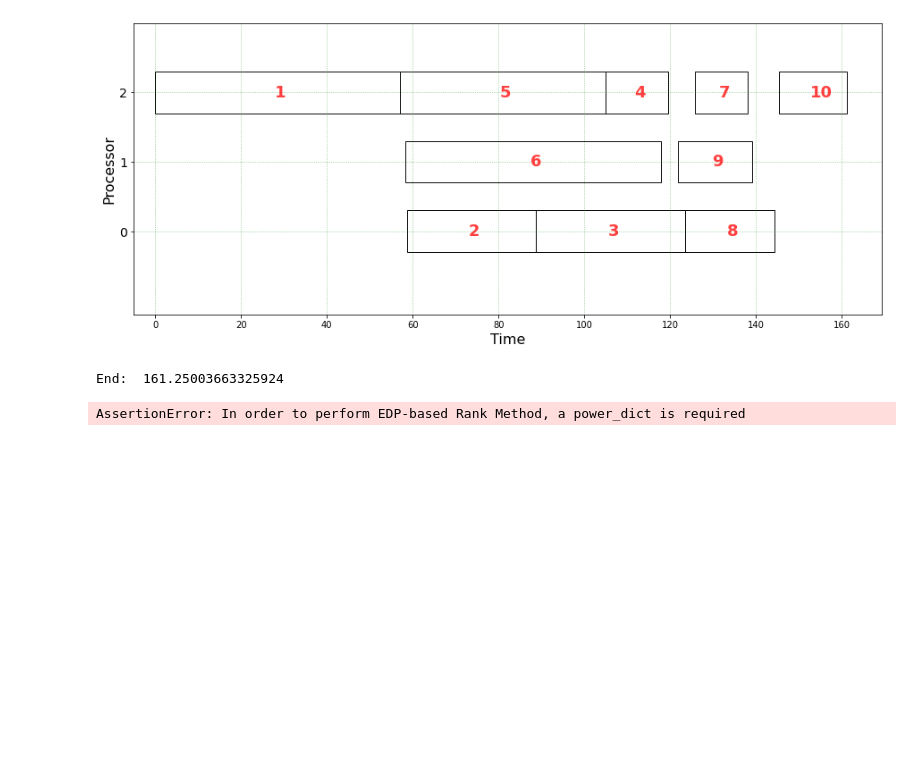
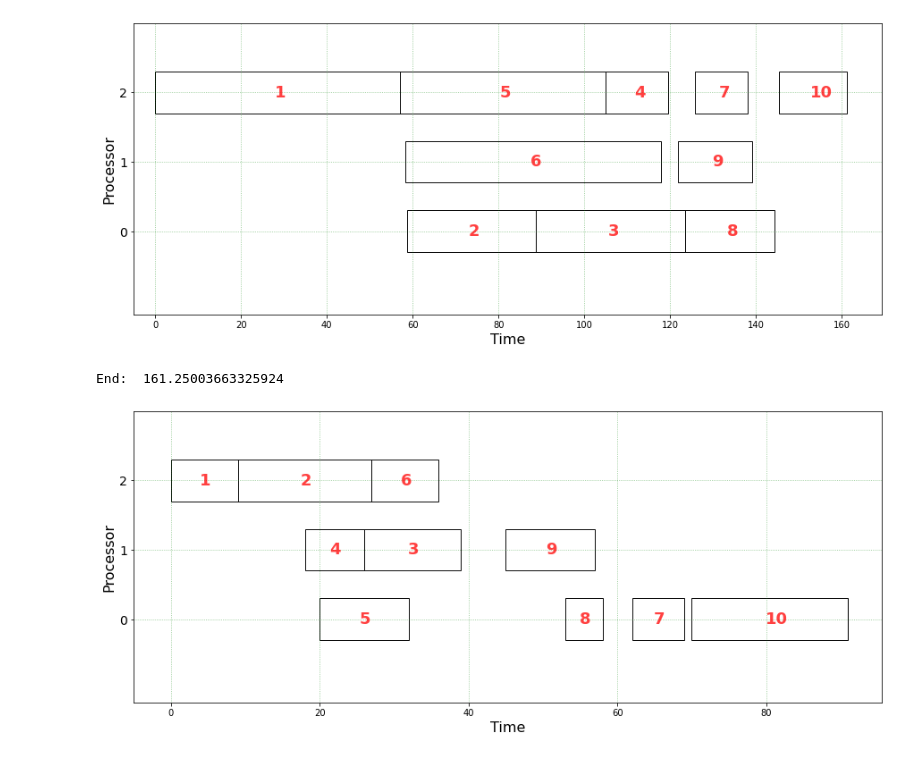
Before and after one commit to zhyantao/real-time-faas, a Jupyter notebook: jupyter/Rank-U Metrics.ipynb, the cells around one changed output. Saved outputs shown, nothing was run; the diff lists cells and outputs as text; code cells hidden in the pictures; blank space fills up the shorter version.

```diff
--- a/jupyter/Rank-U Metrics.ipynb
+++ b/jupyter/Rank-U Metrics.ipynb
@@ -88,26 +88,26 @@ End:  161.25003663325924
 # %%
 """
 Schedule the first graph with the EDP metric
 """
 en_dict = np.array([
     [7, 10, 3],
     [9, 20, 15],
     [5, 9, 7],
     [4, 6, 10],
     [12, 11, 12],
     [17, 16, 10],
     [6, 6, 5],
     [7, 9, 9],
     [14, 5, 7],
     [12, 13, 14]
 ])
 
 sched, task_sched, _ = heft.schedule_dag(dag1,
                              communication_matrix=comm_matrix_1,
                              computation_matrix=comp_matrix_1,
                              rank_metric=heft.RankMetric.EDP,
-                             energy_dict=en_dict,
+                             power_dict=en_dict,
                              )
 gantt.showGanttChart(sched)
 # %% [output]
-AssertionError: In order to perform EDP-based Rank Method, a power_dict is required
+[figure, added]
```
Also changed, not shown: 5 other files.
